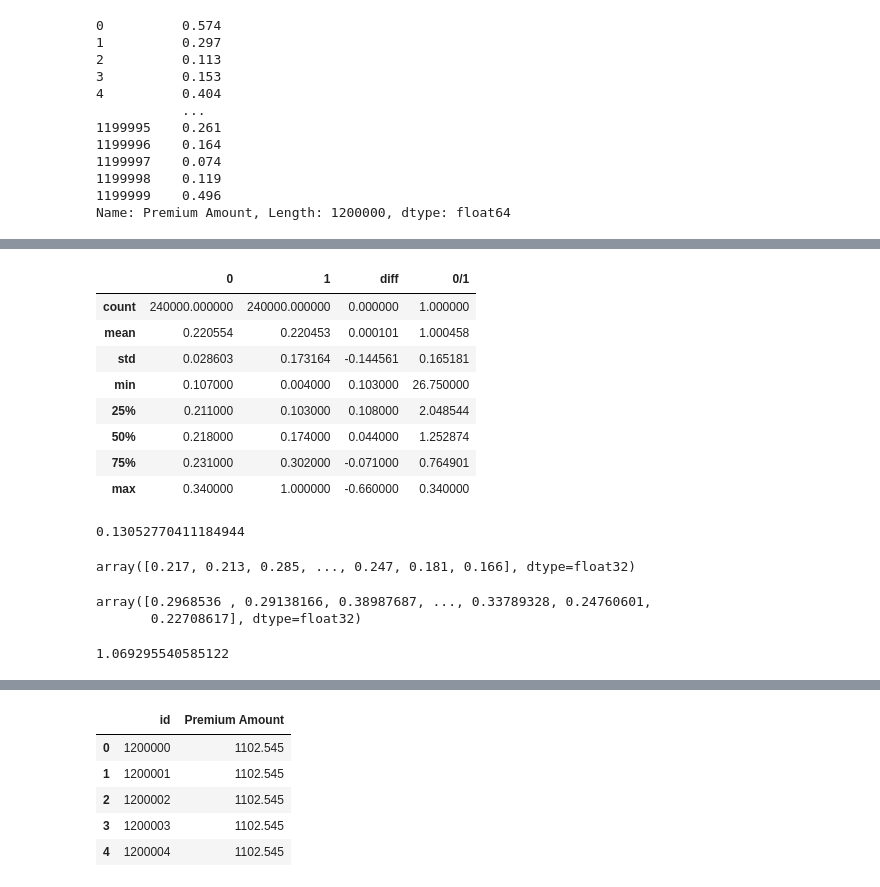
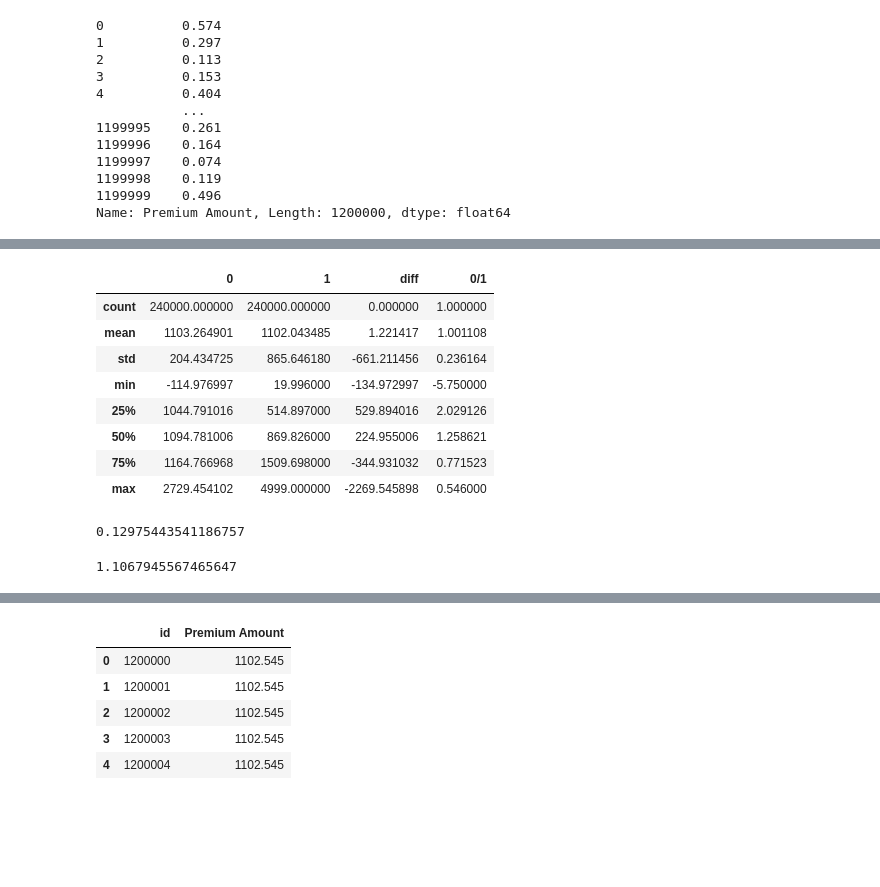
Before and after one commit to yash-meshram/Insurance-Premium, a Jupyter notebook: insurance-premium.ipynb, the cells around one changed output, grey strips where cells are left out. Drawn from its saved outputs; the diff is of its cells as text; code cells hidden in the pictures; blank space fills up the shorter version.

```diff
--- a/insurance-premium.ipynb
+++ b/insurance-premium.ipynb
@@ -571,10 +438,11 @@ model4_2 = CatBoostRegressor(
 )
 model5 = xg.XGBRegressor(
     objective ='reg:linear',
-    n_estimators = 480,
+    n_estimators = 1200,
     # seed = 123,
-    max_depth=14,
-    eta=0.01
+    max_depth=10,
+    # eta=0.01,
+    learning_rate=0.01
 )
 # %%
 x_train = model3.fit_transform(x_train)
@@ -587,6 +455,6 @@ x = model3.fit_transform(x)
 # model = model1
 # model.fit(model3.fit(model3.fit_transform(x_train)), y_train)
 
-model = model4
+model = model5
 model.fit(x_train, y_train)
 # %% [output]
@@ -613,33 +489,28 @@ plt.show()
 # %%
-df_pred = pd.DataFrame([y_pred, y_test]).transpose()
+df_pred = pd.DataFrame([y_pred*4999, y_test*4999]).transpose()
 df_pred = df_pred.describe()
 df_pred['diff'] = df_pred[0] - df_pred[1]
 df_pred['0/1'] = df_pred[0] / df_pred[1]
 df_pred
 # %% [output]
 |  | 0 | 1 | diff | 0/1 |
 | count | 240000.000000 | 240000.000000 | 0.000000 | 1.000000 |
-| mean | 0.220554 | 0.220453 | 0.000101 | 1.000458 |
-| std | 0.028603 | 0.173164 | -0.144561 | 0.165181 |
-| min | 0.107000 | 0.004000 | 0.103000 | 26.750000 |
-| 25% | 0.211000 | 0.103000 | 0.108000 | 2.048544 |
-| 50% | 0.218000 | 0.174000 | 0.044000 | 1.252874 |
-| 75% | 0.231000 | 0.302000 | -0.071000 | 0.764901 |
-| max | 0.340000 | 1.000000 | -0.660000 | 0.340000 |
+| mean | 1103.264901 | 1102.043485 | 1.221417 | 1.001108 |
+| std | 204.434725 | 865.646180 | -661.211456 | 0.236164 |
+| min | -114.976997 | 19.996000 | -134.972997 | -5.750000 |
+| 25% | 1044.791016 | 514.897000 | 529.894016 | 2.029126 |
+| 50% | 1094.781006 | 869.826000 | 224.955006 | 1.258621 |
+| 75% | 1164.766968 | 1509.698000 | -344.931032 | 0.771523 |
+| max | 2729.454102 | 4999.000000 | -2269.545898 | 0.546000 |
 # %%
 rmsle(y_pred, y_test)
 # %% [output]
-0.13052770411184944
+0.12975443541186757
 # %%
 y_pred
-# %% [output]
-array([0.217, 0.213, 0.285, ..., 0.247, 0.181, 0.166], dtype=float32)
 # %%
 y_pred/y_pred.max()
-# %% [output]
-array([0.2968536 , 0.29138166, 0.38987687, ..., 0.33789328, 0.24760601,
-       0.22708617], dtype=float32)
 # %%
-rmsle(y_pred*4999-350, y_test*4999)
+rmsle(y_pred*4999-100, y_test*4999)
 # %% [output]
-1.069295540585122
+1.1067945567465647
```
Also changed, not shown: parts of 33 cells of this notebook.
